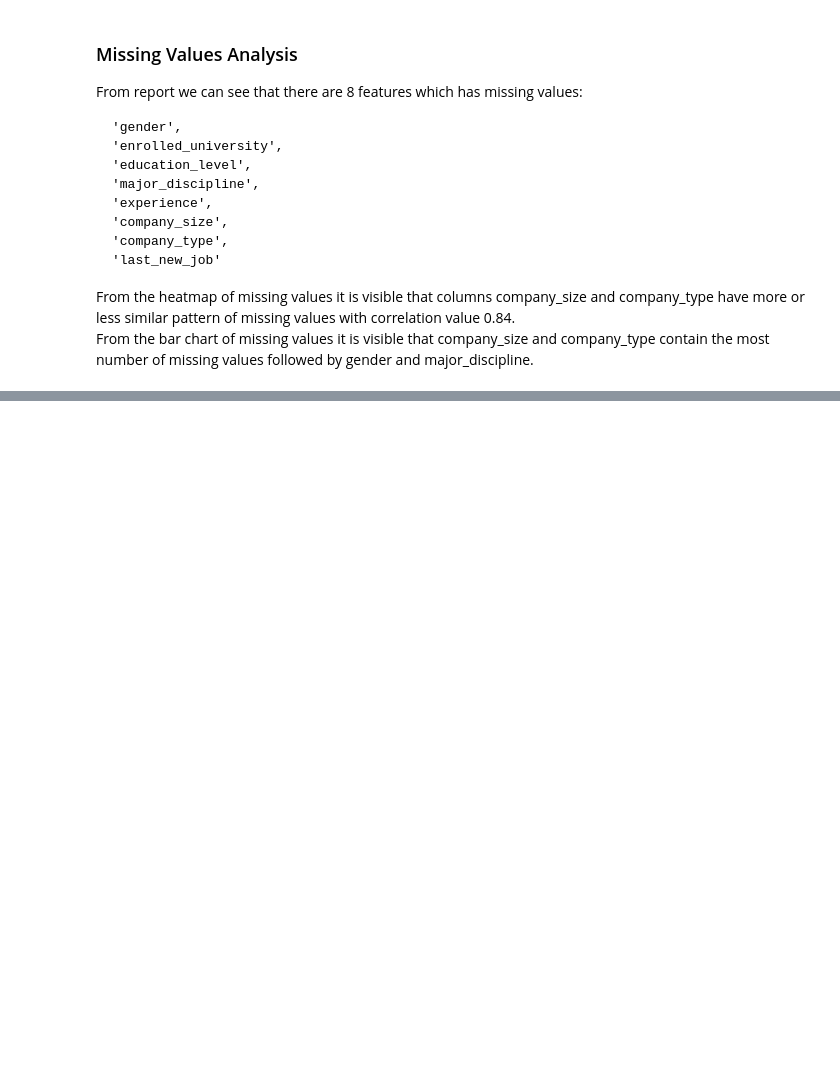
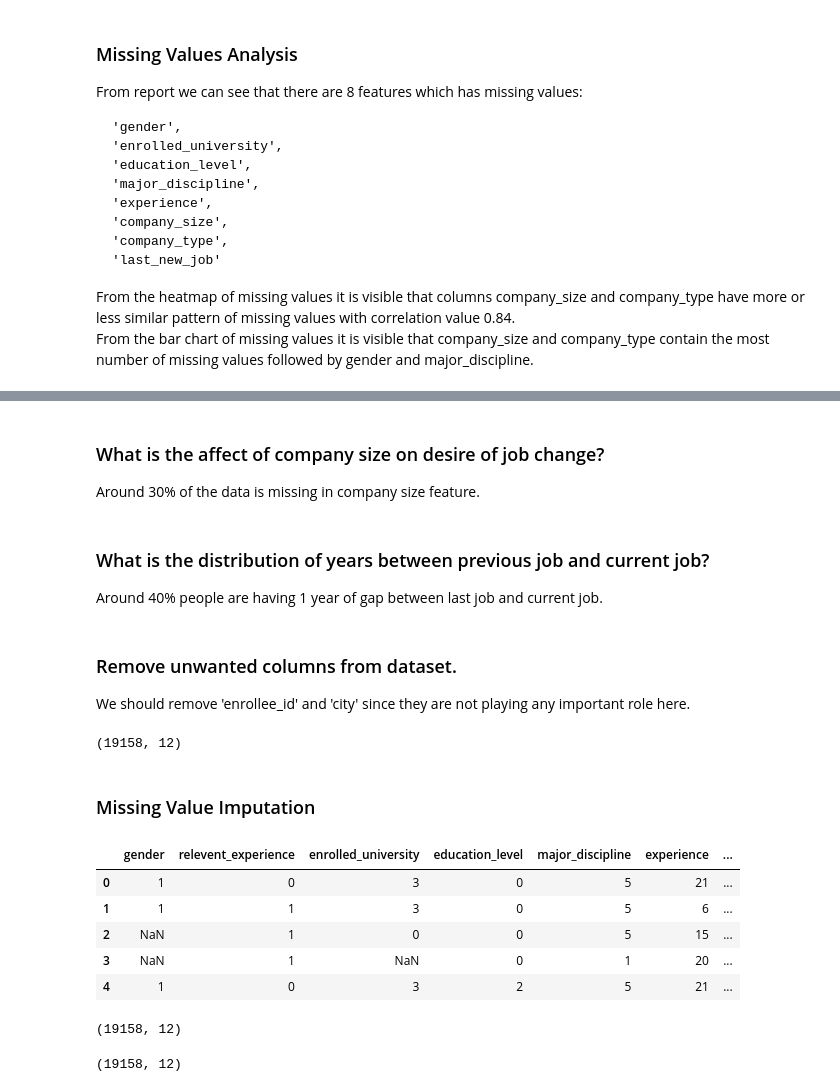
Before and after one commit to ahitankar/HR_Analytics, a Jupyter notebook: notebooks/data_prep.ipynb, the cells around one changed output, grey strips where cells are left out. Drawn from its saved outputs; the diff is of its cells as text; code cells hidden in the pictures; blank space fills up the shorter version.

```diff
--- a/notebooks/data_prep.ipynb
+++ b/notebooks/data_prep.ipynb
@@ -69,6 +69,3 @@ df['company_size'].value_counts()
 Name: company_size, dtype: int64
 # %% [markdown]
 ### Basic EDA
-# %%
-df["target"].replace({0.0: "Not looking for job change", 1.0: "Looking for a job change"}, inplace=True)
-print(df["target"].value_counts(),'\n')
@@ -114,0 +124,59 @@ From the bar chart of missing values it is visible that company_size and company
+# %% [markdown]
+### What is the affect of company size on desire of job change?
+Around 30% of the data is missing in company size feature.
+# %% [markdown]
+### What is the distribution of years between previous job and current job?
+Around 40% people are having 1 year of gap between last job and current job.
+# %% [markdown]
+### Remove unwanted columns from dataset.
+We should remove 'enrollee_id' and 'city' since they are not playing any important role here.
+# %%
+df.drop(['enrollee_id', 'city'], axis = 1, inplace=True)
+df.shape
+# %% [output]
+(19158, 12)
+# %% [markdown]
+### Missing Value Imputation
+# %%
+from sklearn.preprocessing import LabelEncoder, StandardScaler, OrdinalEncoder
+to_LabelEncode = df[['gender', 'relevent_experience',
+       'enrolled_university', 'education_level', 'major_discipline',
+       'experience', 'company_size', 'company_type', 'last_new_job']]
+
+le = LabelEncoder()
+df_temp = to_LabelEncode.astype("str").apply(le.fit_transform)
+df_final = df_temp.where(~to_LabelEncode.isna(), to_LabelEncode)
+
+df.drop(['gender', 'relevent_experience','enrolled_university', 'education_level',
+                 'major_discipline','experience', 'company_size', 'company_type',
+                 'last_new_job'],axis=1,inplace=True)
+
+df_data = df_final.join(df)
+df_data.head()
+# %% [output]
+|  | gender | relevent_experience | enrolled_university | education_level | major_discipline | experience | ... |
+| 0 | 1 | 0 | 3 | 0 | 5 | 21 | ... |
+| 1 | 1 | 1 | 3 | 0 | 5 | 6 | ... |
+| 2 | NaN | 1 | 0 | 0 | 5 | 15 | ... |
+| 3 | NaN | 1 | NaN | 0 | 1 | 20 | ... |
+| 4 | 1 | 0 | 3 | 2 | 5 | 21 | ... |
+# %%
+from sklearn.experimental import enable_iterative_imputer
+from sklearn.impute import IterativeImputer
+from sklearn.linear_model import LinearRegression
+
+lr = LinearRegression()
+mice_imputer = IterativeImputer(random_state=42, estimator=lr,
+                                max_iter=10, n_nearest_features=2, imputation_order = 'roman')
+final_df = mice_imputer.fit_transform(df_data)
+
+final_df = pd.DataFrame(final_df)
+print(final_df.shape)
+final_df.columns = ['gender', 'relevent_experience', 'enrolled_university', 'education_level',
+                    'major_discipline','experience', 'company_size', 'company_type',
+                    'last_new_job', 'city_development_index', 'training_hours','target']
+
+final_df.shape
+# %% [output]
+(19158, 12)
+(19158, 12)
```
Also changed, not shown: parts of 13 cells of this notebook, 3 other files.
